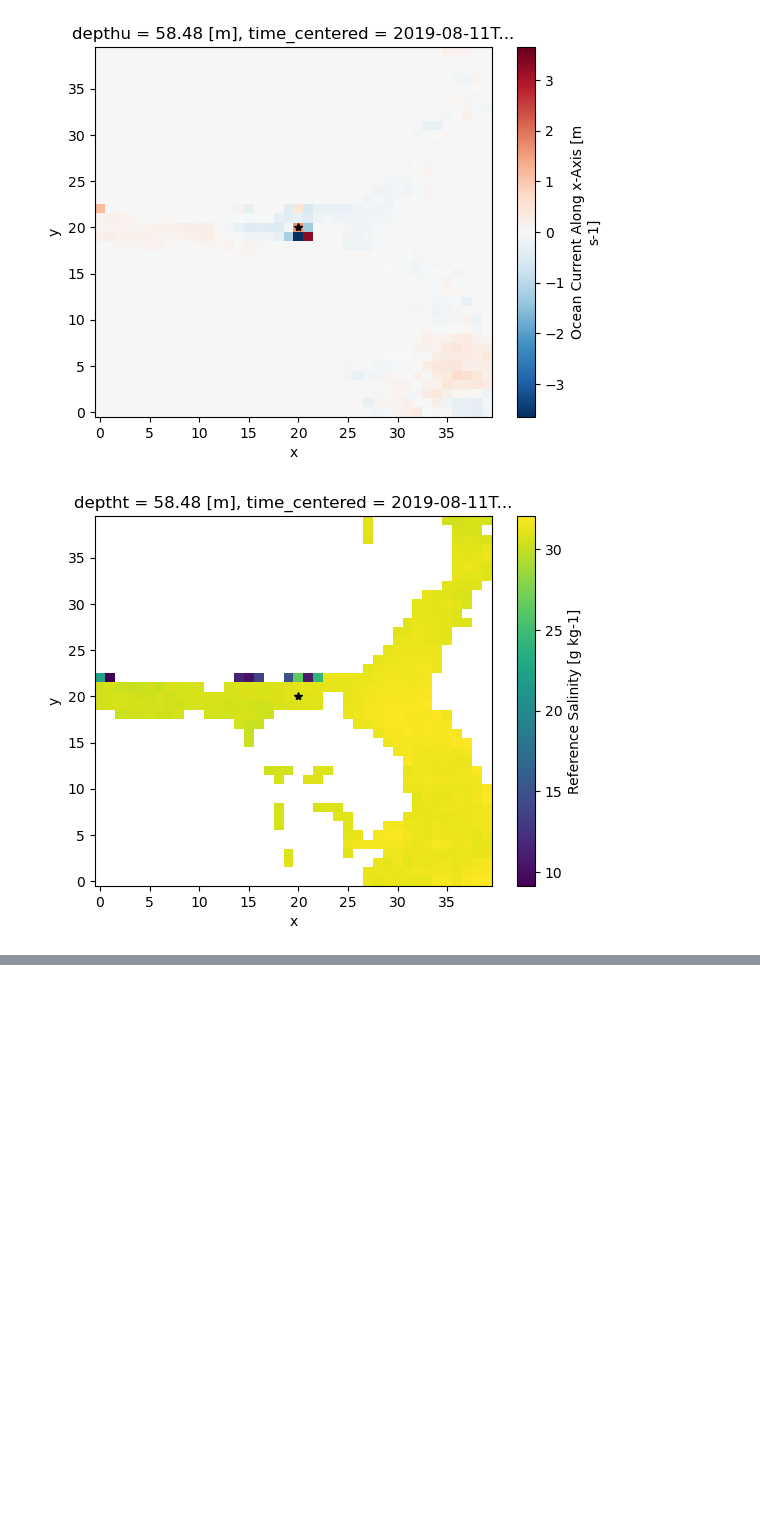
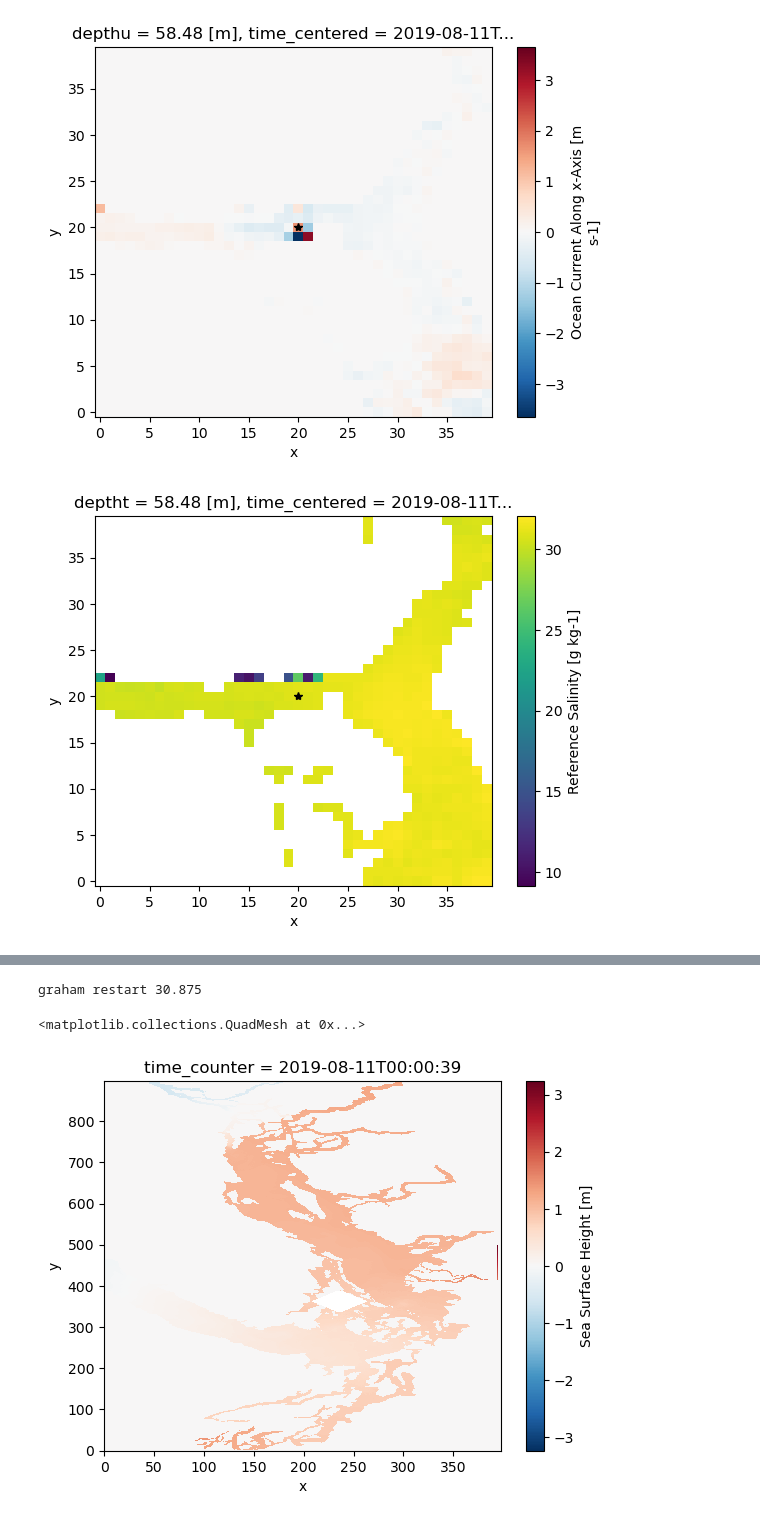
Before and after one commit to SalishSeaCast/analysis-susan, a Jupyter notebook: notebooks/Tall/Tall_1ts.ipynb, the cells around one changed output, grey strips where cells are left out. Saved outputs shown, nothing was run; the diff lists cells and outputs as text; code cells hidden in the pictures; blank space fills up the shorter version.

Commit message:
Looking at Tall's results

```diff
--- a/notebooks/Tall/Tall_1ts.ipynb
+++ b/notebooks/Tall/Tall_1ts.ipynb
@@ -37,0 +99,11 @@ plt.plot(ss, ss, 'k*');
+# %%
+print ('graham restart', graham.sn[0, ik, ii, ij].values)
+# %% [output]
+graham restart 30.875
+# %%
+abort = xr.open_dataset('/data/sallen/results/MEOPAR/Tall/ter_oct26_240/output.abort.nc')
+# %%
+abort.sossheig.plot()
+# %% [output]
+<matplotlib.collections.QuadMesh at 0x...>
+[figure, added]
```
Also changed, not shown: parts of 31 cells of this notebook.
